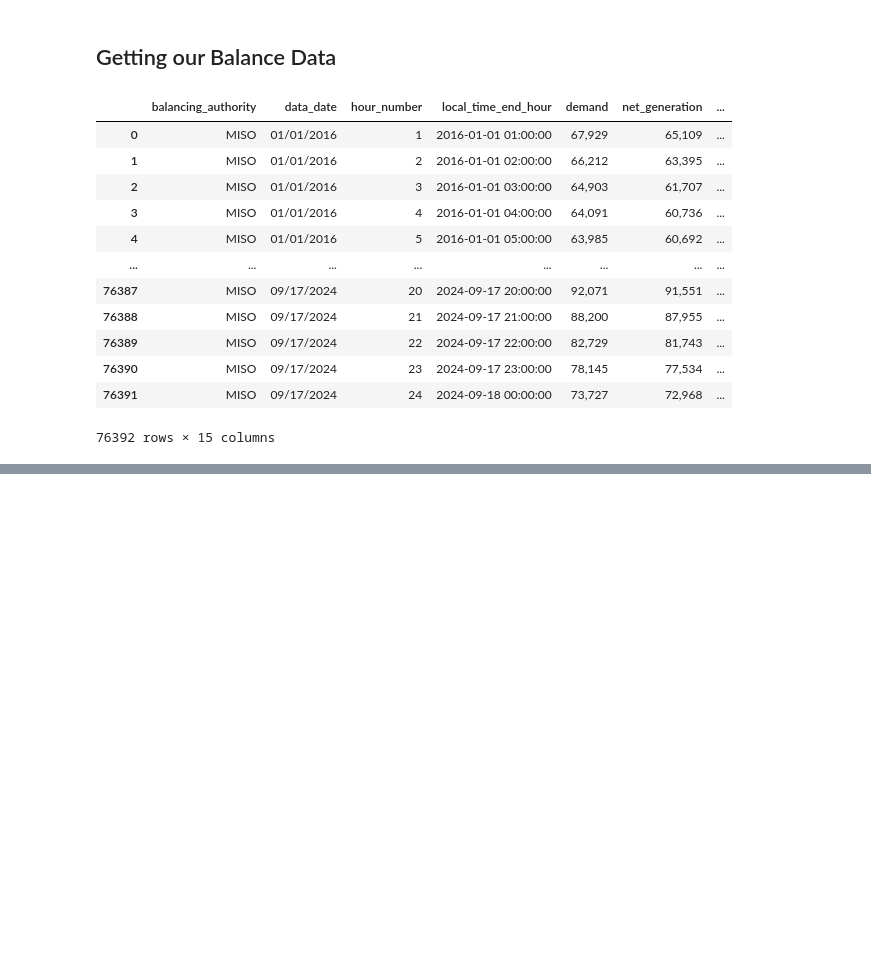
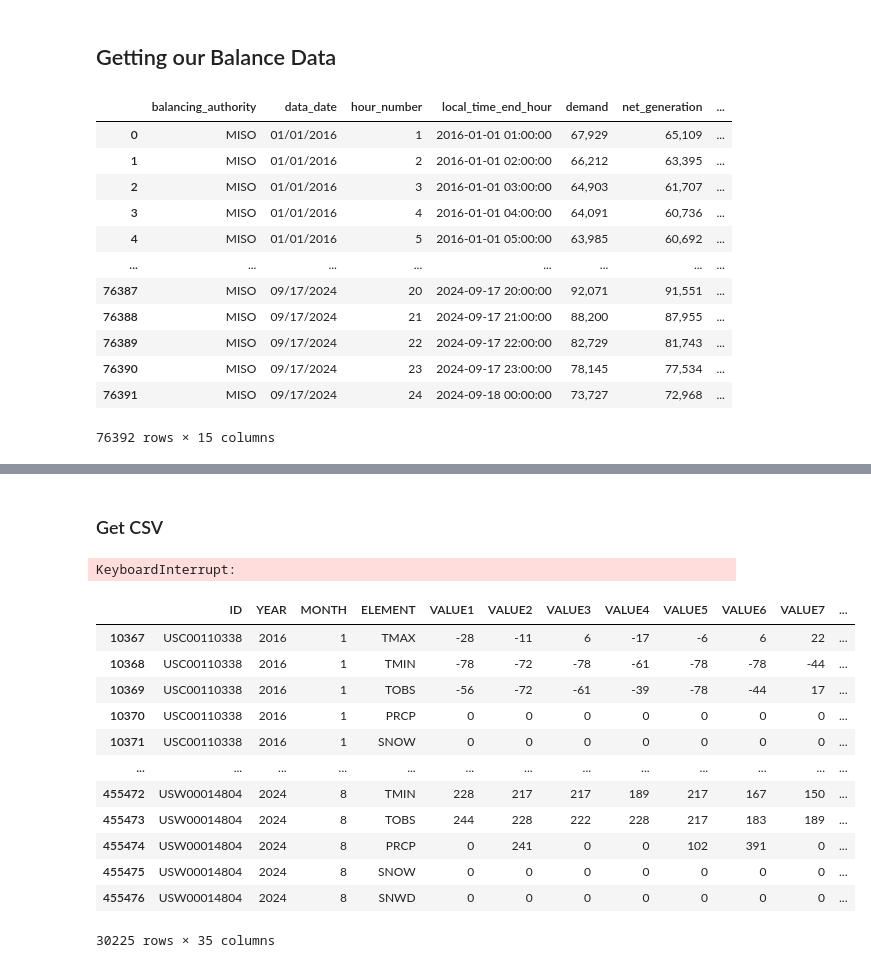
Before and after one commit to lmg1404/Energy-Consumption-Forecasting, a Jupyter notebook: src/notebooks/prototyping.ipynb, the cells around one changed output, grey strips where cells are left out. Cells and saved outputs as stored; diff of their text form; code cells hidden in the pictures; blank space fills up the shorter version.

```diff
--- a/src/notebooks/prototyping.ipynb
+++ b/src/notebooks/prototyping.ipynb
@@ -88,0 +132,2 @@ pd.read_csv("../../data/balance_sheet.csv")
+# %% [markdown]
+### Get CSV
@@ -88,0 +174,73 @@ pd.read_csv("../../data/balance_sheet.csv")
+# %%
+def combine_stations(path: str) -> pd.DataFrame:
+    # path is file path where files are located
+
+    # all files creates list of csv files within path folder
+    all_files = glob.glob(os.path.join(path, "*.csv"))
+
+    df_list = []
+    # iterate creating dfs for each csv to get all US weather stations
+    for file in all_files:
+        df = pd.read_csv(file, index_col=None, header=0, low_memory=False)
+        df = df[df["ID"].isin(stations)]
+        if len(df) > 0:
+            df_list.append(df)
+
+    weather_df = pd.concat(df_list, axis=0, ignore_index=True)
+
+    return weather_df
+
+wpath = "../../data/ghcnd_hcn"
+
+# uncomment to create the combined dataframe
+weather_df = combine_stations(wpath)
+
+# uncomment to create a csv from the combined dataframe above
+wfile = "MIWeatherStations.csv"
+weather_df.to_csv("../../data/" + wfile, index=False)
+
+# if combining csv files leave this line commentted out.
+weather_df = pd.read_csv("../../data/MIWeatherStations.csv")
+
+weather_df
+# %% [output]
+KeyboardInterrupt:
+# %%
+def filter_weather(df: pd.DataFrame, min_year: int = None, max_year: int = None, filtword: str = None) -> pd.DataFrame:
+    # min year is the first year of desired data and max year is final year. One can be left blank if getting data up to or starting from a year. Year is type integer
+    # filtword is the filter word (string) used to drop columns. If left none than no columns are dropped
+
+    if filtword:
+        col_list = df.columns.tolist()
+        newcols = []
+        for col in col_list:
+            if filtword not in col:
+                newcols.append(col)
+    else:
+        newcols = df.columns.tolist()
+
+    final_df = df[newcols]
+
+    if min_year:
+        final_df = final_df[final_df.YEAR >= min_year]
+
+    if max_year:
+        final_df = final_df[final_df.YEAR <= max_year]
+
+    return final_df
+MIweather_df = filter_weather(weather_df, min_year=2016, max_year=2024, filtword="FLAG")
+MIweather_df
+# %% [output]
+|  | ID | YEAR | MONTH | ELEMENT | VALUE1 | VALUE2 | VALUE3 | VALUE4 | VALUE5 | VALUE6 | VALUE7 | ... |
+| 10367 | USC00110338 | 2016 | 1 | TMAX | -28 | -11 | 6 | -17 | -6 | 6 | 22 | ... |
+| 10368 | USC00110338 | 2016 | 1 | TMIN | -78 | -72 | -78 | -61 | -78 | -78 | -44 | ... |
+| 10369 | USC00110338 | 2016 | 1 | TOBS | -56 | -72 | -61 | -39 | -78 | -44 | 17 | ... |
+| 10370 | USC00110338 | 2016 | 1 | PRCP | 0 | 0 | 0 | 0 | 0 | 0 | 0 | ... |
+| 10371 | USC00110338 | 2016 | 1 | SNOW | 0 | 0 | 0 | 0 | 0 | 0 | 0 | ... |
+| ... | ... | ... | ... | ... | ... | ... | ... | ... | ... | ... | ... | ... |
+| 455472 | USW00014804 | 2024 | 8 | TMIN | 228 | 217 | 217 | 189 | 217 | 167 | 150 | ... |
+| 455473 | USW00014804 | 2024 | 8 | TOBS | 244 | 228 | 222 | 228 | 217 | 183 | 189 | ... |
+| 455474 | USW00014804 | 2024 | 8 | PRCP | 0 | 241 | 0 | 0 | 102 | 391 | 0 | ... |
+| 455475 | USW00014804 | 2024 | 8 | SNOW | 0 | 0 | 0 | 0 | 0 | 0 | 0 | ... |
+| 455476 | USW00014804 | 2024 | 8 | SNWD | 0 | 0 | 0 | 0 | 0 | 0 | 0 | ... |
+30225 rows × 35 columns
```
Also changed, not shown: parts of 20 cells of this notebook.
